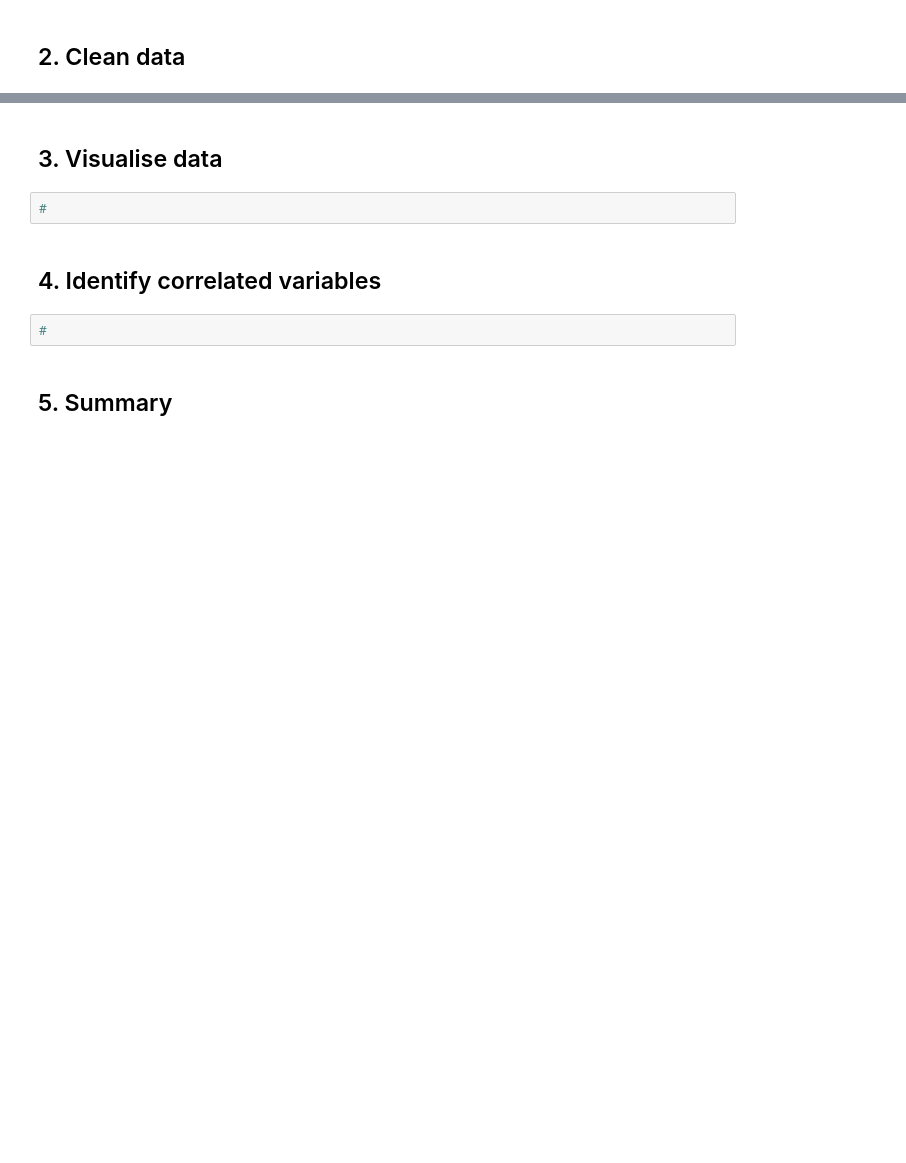
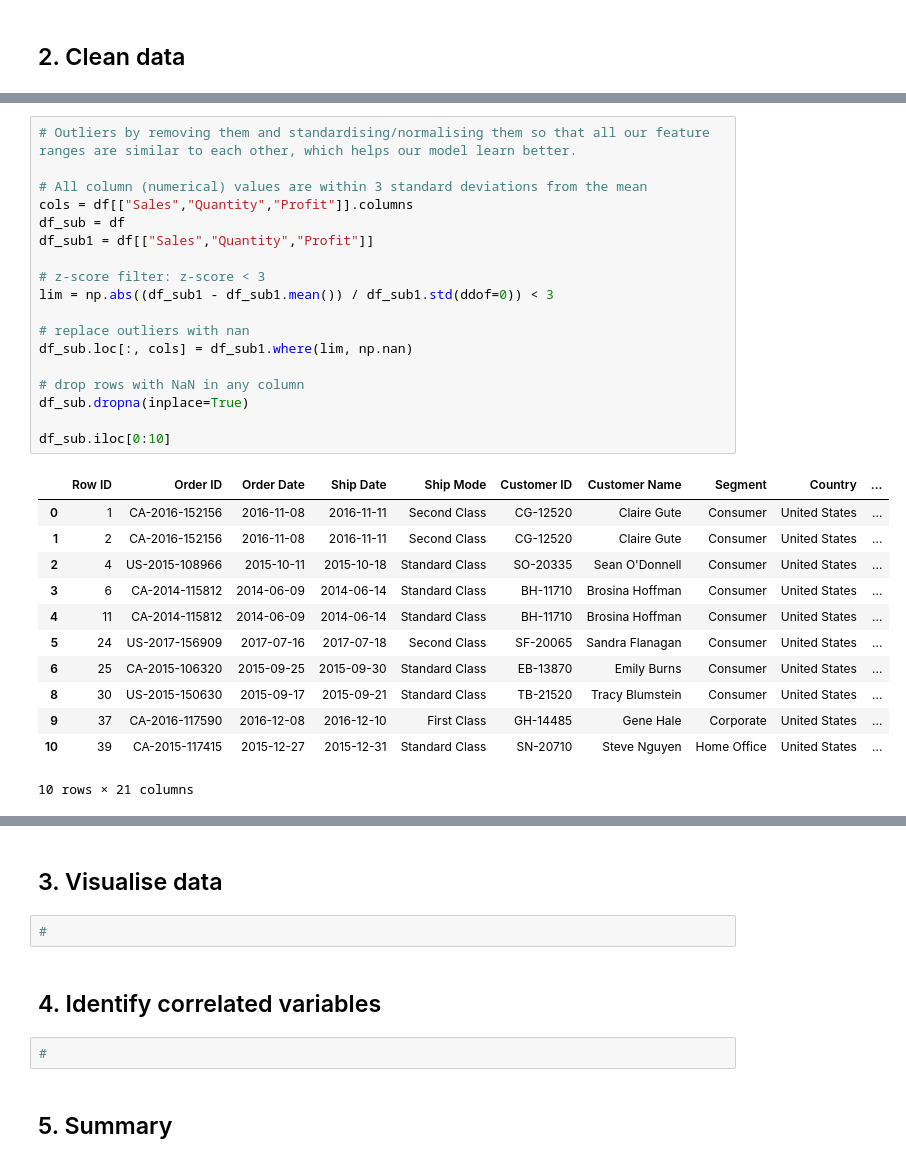
Before and after one commit to CandaceYMS/2024-Phase-2-data-science, a Jupyter notebook: data-science/1. Analysis and Preprocessing/part1-submission.ipynb, the cells around one changed output, grey strips where cells are left out. Cells and saved outputs as stored; diff of their text form; blank space fills up the shorter version.

```diff
--- a/data-science/1. Analysis and Preprocessing/part1-submission.ipynb
+++ b/data-science/1. Analysis and Preprocessing/part1-submission.ipynb
@@ -237,0 +324,31 @@ fig.show()
+# %%
+# Outliers by removing them and standardising/normalising them so that all our feature ranges are similar to each other, which helps our model learn better.
+
+# All column (numerical) values are within 3 standard deviations from the mean
+cols = df[["Sales","Quantity","Profit"]].columns
+df_sub = df
+df_sub1 = df[["Sales","Quantity","Profit"]]
+
+# z-score filter: z-score < 3
+lim = np.abs((df_sub1 - df_sub1.mean()) / df_sub1.std(ddof=0)) < 3
+
+# replace outliers with nan
+df_sub.loc[:, cols] = df_sub1.where(lim, np.nan)
+
+# drop rows with NaN in any column
+df_sub.dropna(inplace=True)
+
+df_sub.iloc[0:10]
+# %% [output]
+|  | Row ID | Order ID | Order Date | Ship Date | Ship Mode | Customer ID | Customer Name | Segment | Country | ... |
+| 0 | 1 | CA-2016-152156 | 2016-11-08 | 2016-11-11 | Second Class | CG-12520 | Claire Gute | Consumer | United States | ... |
+| 1 | 2 | CA-2016-152156 | 2016-11-08 | 2016-11-11 | Second Class | CG-12520 | Claire Gute | Consumer | United States | ... |
+| 2 | 4 | US-2015-108966 | 2015-10-11 | 2015-10-18 | Standard Class | SO-20335 | Sean O'Donnell | Consumer | United States | ... |
+| 3 | 6 | CA-2014-115812 | 2014-06-09 | 2014-06-14 | Standard Class | BH-11710 | Brosina Hoffman | Consumer | United States | ... |
+| 4 | 11 | CA-2014-115812 | 2014-06-09 | 2014-06-14 | Standard Class | BH-11710 | Brosina Hoffman | Consumer | United States | ... |
+| 5 | 24 | US-2017-156909 | 2017-07-16 | 2017-07-18 | Second Class | SF-20065 | Sandra Flanagan | Consumer | United States | ... |
+| 6 | 25 | CA-2015-106320 | 2015-09-25 | 2015-09-30 | Standard Class | EB-13870 | Emily Burns | Consumer | United States | ... |
+| 8 | 30 | US-2015-150630 | 2015-09-17 | 2015-09-21 | Standard Class | TB-21520 | Tracy Blumstein | Consumer | United States | ... |
+| 9 | 37 | CA-2016-117590 | 2016-12-08 | 2016-12-10 | First Class | GH-14485 | Gene Hale | Corporate | United States | ... |
+| 10 | 39 | CA-2015-117415 | 2015-12-27 | 2015-12-31 | Standard Class | SN-20710 | Steve Nguyen | Home Office | United States | ... |
+10 rows × 21 columns
```
Also changed, not shown: parts of 17 cells of this notebook.
